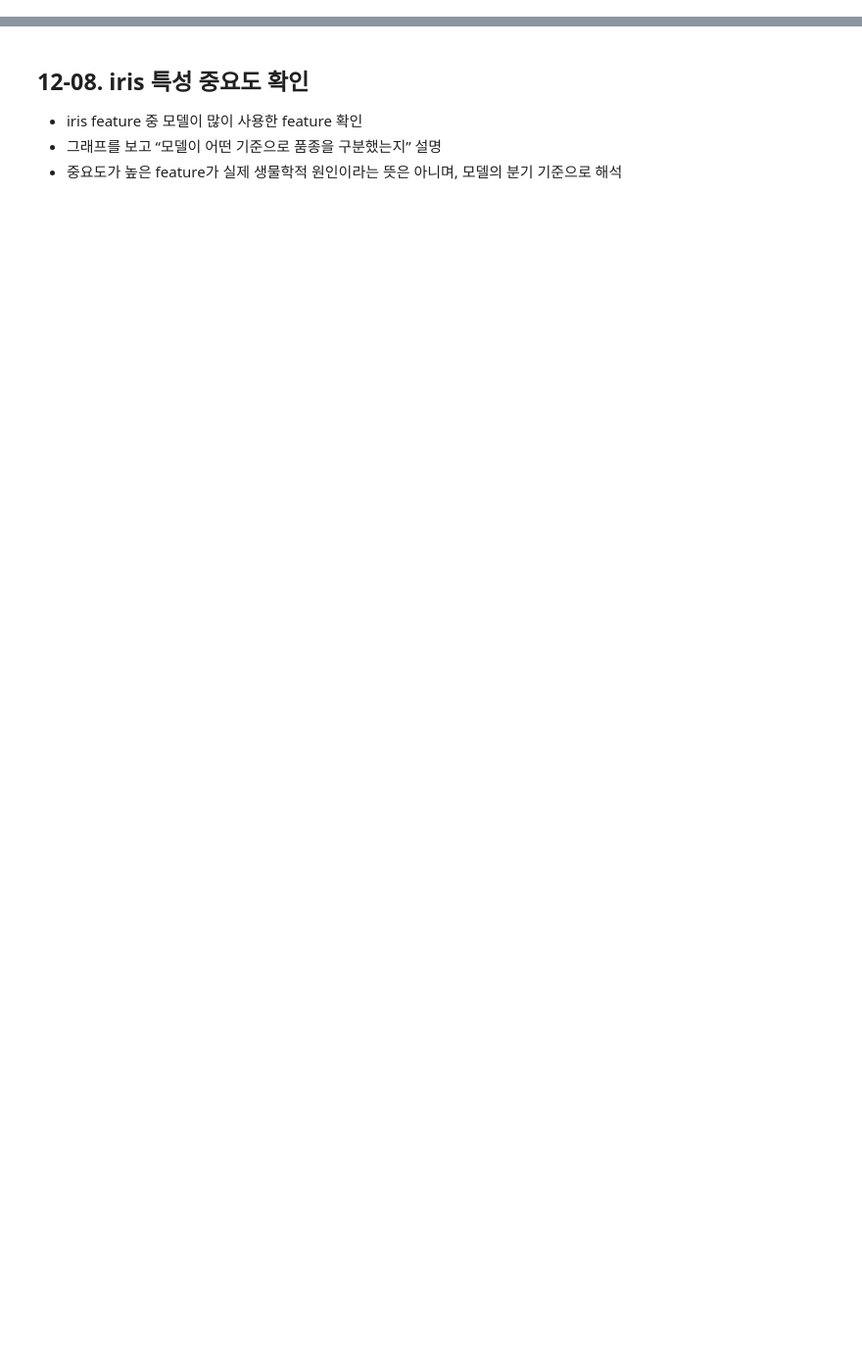
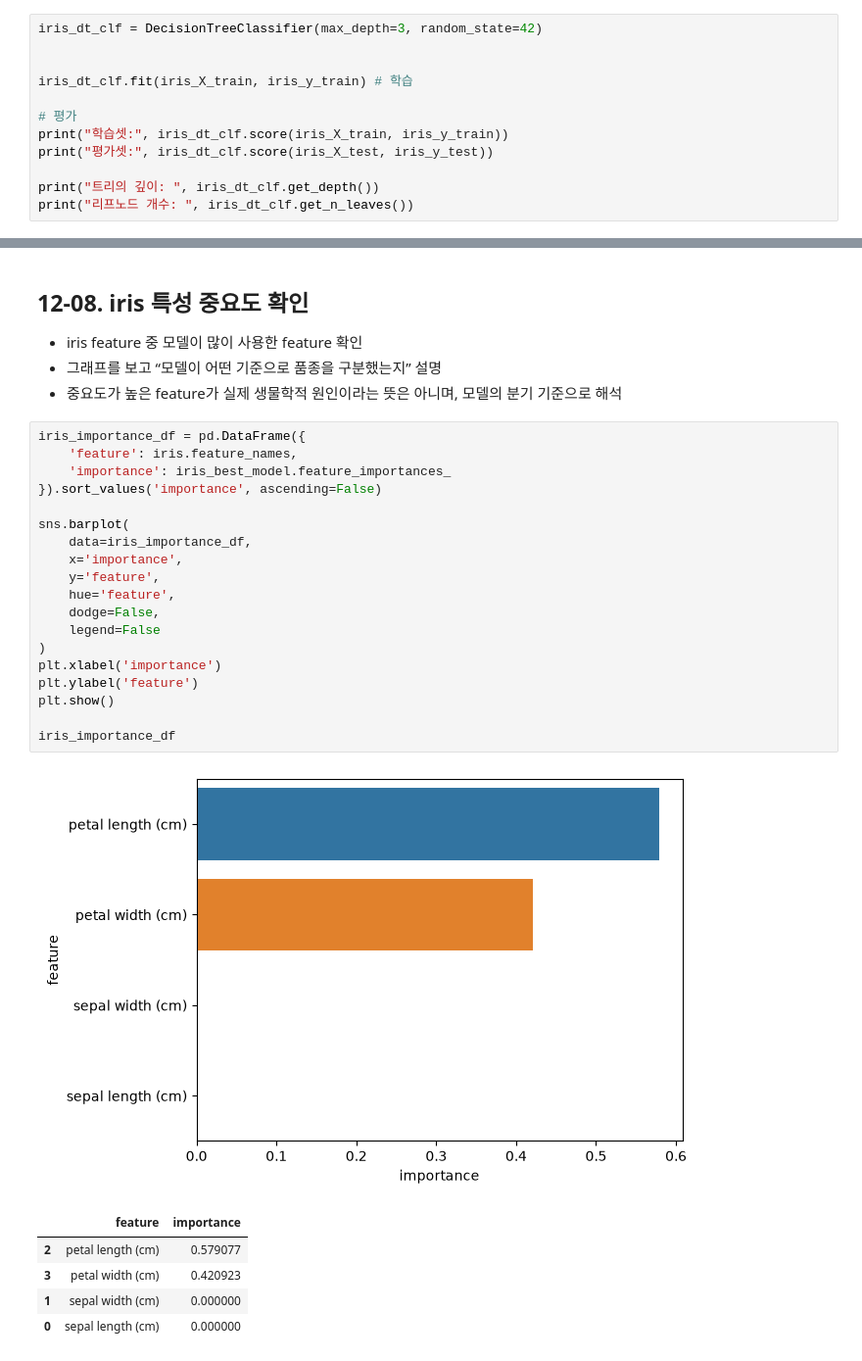
Before and after one commit to skn-family-ai-studybank/06_machine_learning, a Jupyter notebook: 04_decision_tree_svm/01_decision_tree_classifier.ipynb, the cells around one changed output, grey strips where cells are left out. Shown at 98% size. Drawn from its saved outputs; the diff is of its cells as text; blank space fills up the shorter version.

```diff
--- a/04_decision_tree_svm/01_decision_tree_classifier.ipynb
+++ b/04_decision_tree_svm/01_decision_tree_classifier.ipynb
@@ -567,3 +692,15 @@ display(depth_result_df)
 - `max_depth=3`으로 트리 깊이 제한
 - iris 데이터는 구조가 단순해 작은 깊이로도 좋은 성능이 나올 수 있음
 - 학습셋과 평가셋 점수를 비교해 과적합 여부 확인
+# %%
+iris_dt_clf = DecisionTreeClassifier(max_depth=3, random_state=42)
+
+
+iris_dt_clf.fit(iris_X_train, iris_y_train) # 학습
+
+# 평가
+print("학습셋:", iris_dt_clf.score(iris_X_train, iris_y_train))
+print("평가셋:", iris_dt_clf.score(iris_X_test, iris_y_test))
+
+print("트리의 깊이: ", iris_dt_clf.get_depth())
+print("리프노드 개수: ", iris_dt_clf.get_n_leaves())
@@ -595,3 +789,29 @@ display(depth_result_df)
 - iris feature 중 모델이 많이 사용한 feature 확인
 - 그래프를 보고 “모델이 어떤 기준으로 품종을 구분했는지” 설명
 - 중요도가 높은 feature가 실제 생물학적 원인이라는 뜻은 아니며, 모델의 분기 기준으로 해석
+# %%
+iris_importance_df = pd.DataFrame({
+    'feature': iris.feature_names,
+    'importance': iris_best_model.feature_importances_
+}).sort_values('importance', ascending=False)
+
+sns.barplot(
+    data=iris_importance_df,
+    x='importance',
+    y='feature',
+    hue='feature',
+    dodge=False,
+    legend=False
+)
+plt.xlabel('importance')
+plt.ylabel('feature')
+plt.show()
+
+iris_importance_df
+# %% [output]
+[figure, added]
+|  | feature | importance |
+| 2 | petal length (cm) | 0.579077 |
+| 3 | petal width (cm) | 0.420923 |
+| 1 | sepal width (cm) | 0.000000 |
+| 0 | sepal length (cm) | 0.000000 |
```
Also changed, not shown: parts of 10 cells of this notebook, 2 other files.
